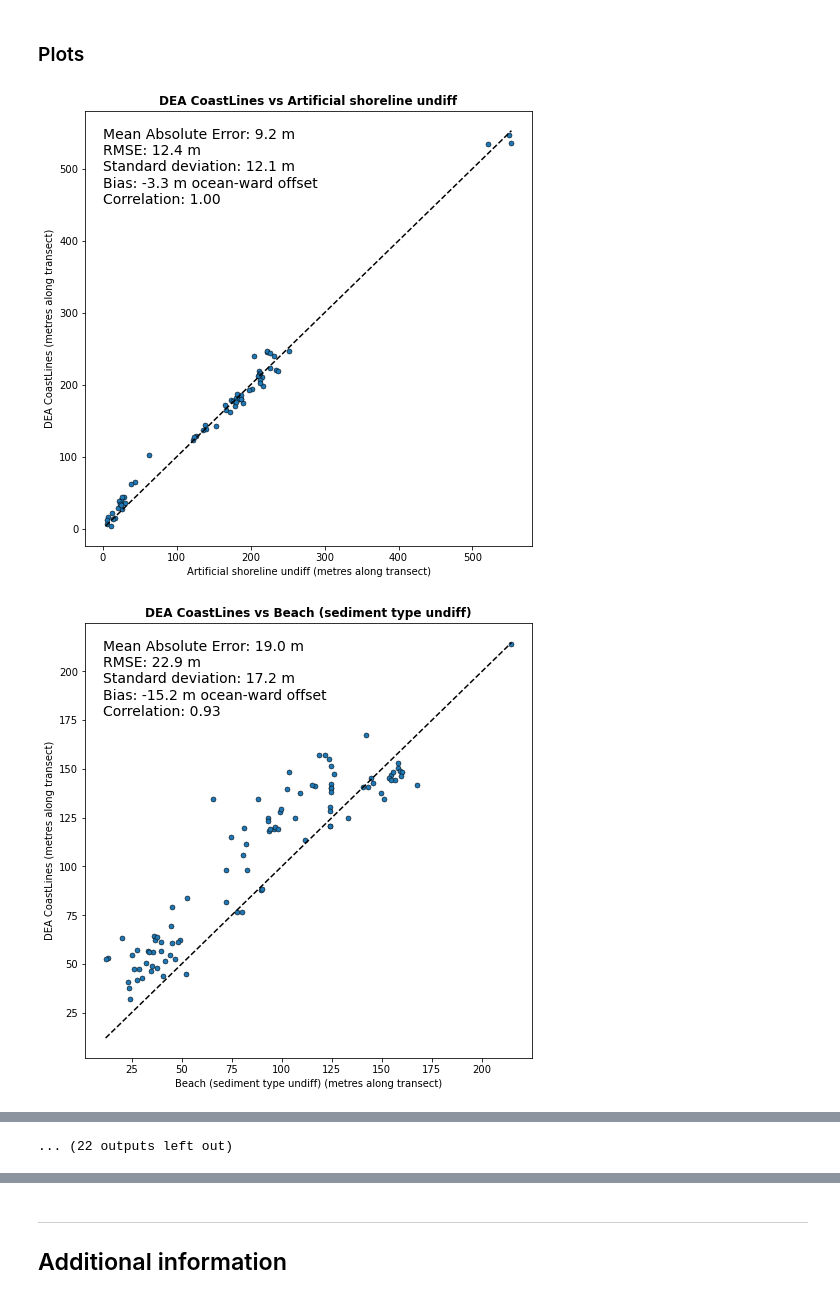
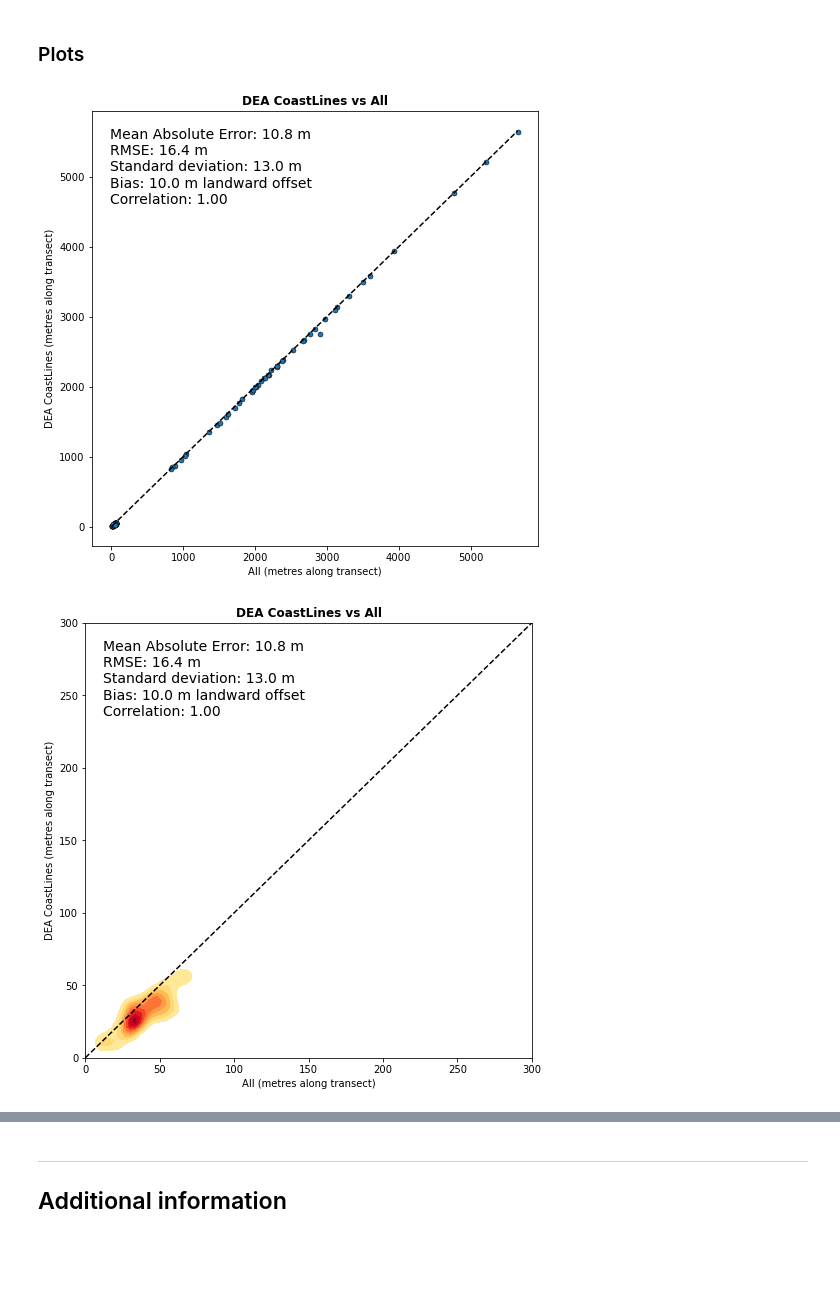
Before and after one commit to GeoscienceAustralia/dea-coastlines, a Jupyter notebook: validation/DEACoastlines_validation.ipynb, the cells around one changed output, grey strips where cells are left out. Drawn from its saved outputs; the diff is of its cells as text; code cells hidden in the pictures; blank space fills up the shorter version.

Commit message:
Add Sunshine coast validation data and updated figures

```diff
--- a/validation/DEACoastlines_validation.ipynb
+++ b/validation/DEACoastlines_validation.ipynb
@@ -16,6 +16,7 @@ To do:
 %load_ext autoreload
 %autoreload 2
 
+import os
 import sys
 import glob
 import numpy as np
@@ -24,6 +25,7 @@ import pandas as pd
 import seaborn as sns
 import matplotlib.pyplot as plt
 from shapely.geometry import box
+import multiprocessing as mp
 from sklearn.metrics import mean_squared_error
 from sklearn.metrics import mean_absolute_error
 import statsmodels.api as sm
@@ -116,7 +118,7 @@ def deacl_val_stats(val_dist, deacl_dist, remove_bias=False):
         'mae': f'{mae:.2f}',
         'rmse': f'{rmse:.2f}',
         'stdev': f'{stdev:.2f}',
-        'corr': f'{corr:.2f}',
+        'corr': f'{corr:.3f}',
         'bias': f'{bias:.2f}',
     }).astype(float)
 # %%
@@ -360,6 +436,5 @@ by_smartline.query("n > 50")
 ### Plot and analyse results
 # %%
 # Read in results
-stats_df = pd.read_csv('deacl_all_results.csv', index_col='id')
-# stats_df = stats_df.rename({'diff_dist': 'error_m'}, axis=1)
+stats_df = pd.read_csv('deacl_all_results.csv')
 stats_df.head()
@@ -475,6 +741,7 @@ def val_plot(df,
     # Copy data and apply offset
     df = df.copy()
     df['error_m'] += offset
+    df['deacl_dist'] += offset
 
     # Compute stats
     n, mae, rmse, stdev, corr, bias = deacl_val_stats(
@@ -592,43 +859,54 @@ def val_plot(df,
                         height=1.7,
                         aspect=1.0,
                         kind="line",
                         legend='full',
                         col_wrap=5,
                         **time_kwargs)
         plt.subplots_adjust(top=0.9)
         g.fig.suptitle(f'DEA CoastLines vs {title}',
                        weight='bold',
                        ha='right')
 
         # Simplify titles
         g.set_titles(row_template='{row_name}',
                      col_template='{col_name}')
 
         # Customise legend
         g._legend.texts[0].set_text("")
         g._legend.set_bbox_to_anchor(time_legend_pos)
 
         # Export to file
         g.savefig(f"{title}_time_offset{offset:.1f}.png", dpi=300)
 
     return pd.Series({'Mean Absolute Error': mae,
                     f'RMSE': rmse,
                     f'Standard deviation': stdev,
                     f'Bias': f'{bias:.1f} m {offset_str}',
                     f'Correlation': corr})
 
-for i, sub in stats_subset.groupby('smartline'):
+# for i, sub in stats_subset.groupby('smartline'):
 
-    # Run analysis
-    g = val_plot(df=sub,  # stats_subset,
-                 title=i.replace('/', '-'),
-                 scatter=True,
-                 density=False,
-                 time=False,
-                 time_stat='median',
-                 time_legend_pos=[0.67, 0.11],
-                 offset=0,
-                 extent=(0, 1000))
+#     # Run analysis
+#     g = val_plot(df=sub,  # stats_subset,
+#                  title=i.replace('/', '-'),
+#                  scatter=True,
+#                  density=False,
+#                  time=False,
+#                  time_stat='median',
+#                  time_legend_pos=[0.67, 0.11],
+#                  offset=0,
+#                  extent=(0, 1000))
+
+# Run analysis
+g = val_plot(df=stats_subset,  # stats_subset,
+         title='All',
+         scatter=True,
+         density=True,
+         time=False,
+         time_stat='median',
+         time_legend_pos=[0.67, 0.11],
+         offset=0,
+         extent=(0, 300))
 # %% [output]
-[figure, old version]
+[figure, new version]
-[figure, old version]
+[figure, new version]
@@ -645 +912,0 @@ for i, sub in stats_subset.groupby('smartline'):
-... (22 outputs left out)
```
Also changed, not shown: parts of 55 cells of this notebook, 5 other files.
